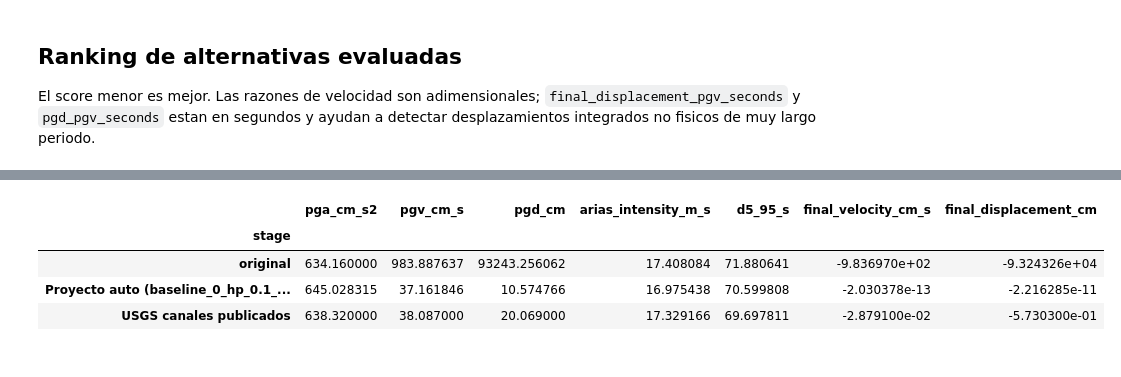
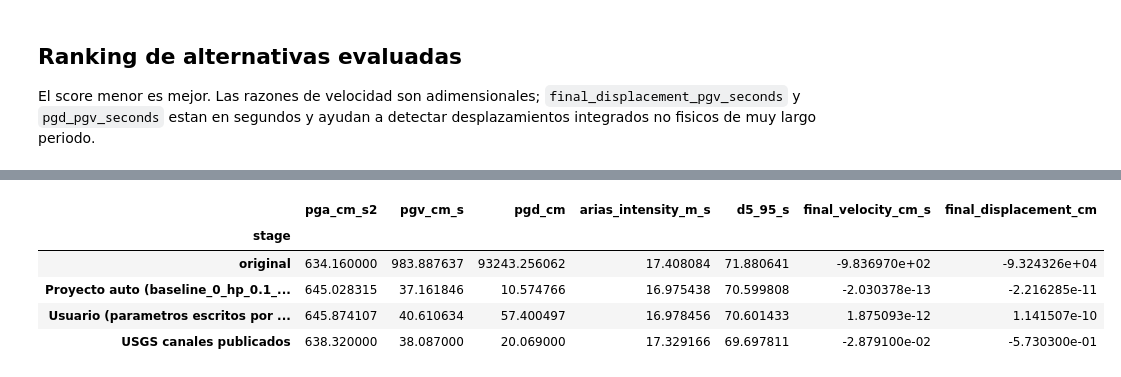
Before and after one commit to joelefrain/SignalProcessor, a Jupyter notebook: notebooks/01_correccion_senales.ipynb, the cells around one changed output, grey strips where cells are left out. Drawn from its saved outputs; the diff is of its cells as text; code cells hidden in the pictures.

```diff
--- a/notebooks/01_correccion_senales.ipynb
+++ b/notebooks/01_correccion_senales.ipynb
@@ -75,7 +81,7 @@ FILTER_TYPES_RECOMMENDATION = 'butterworth'
 
 recommendation = recommend_correction_method(
     raw,
-    t_min=0.01,
+    t_min=0.05,
     t_max=3.0,
     snr_threshold=3.0,
     filter_types=FILTER_TYPES_RECOMMENDATION,
@@ -249,32 +430,41 @@ summary = pd.DataFrame([
         acceleration_units='cm/s^2',
         velocity_units='cm/s',
         displacement_units='cm',
         cav_units='cm/s',
         suffix_units=True,
     ) | {'stage': project_label},
     ground_motion_parameters_to_dict(
+        manual_result.metrics,
+        acceleration_units='cm/s^2',
+        velocity_units='cm/s',
+        displacement_units='cm',
+        cav_units='cm/s',
+        suffix_units=True,
+    ) | {'stage': manual_label},
+    ground_motion_parameters_to_dict(
         usgs_metrics,
         acceleration_units='cm/s^2',
         velocity_units='cm/s',
         displacement_units='cm',
         cav_units='cm/s',
         suffix_units=True,
     ) | {'stage': 'USGS canales publicados'},
 ]).set_index('stage')
 
 summary[[
     'pga_cm_s2',
     'pgv_cm_s',
     'pgd_cm',
     'arias_intensity_m_s',
     'd5_95_s',
     'final_velocity_cm_s',
     'final_displacement_cm',
 ]]
 # %% [output]
 |  | pga_cm_s2 | pgv_cm_s | pgd_cm | arias_intensity_m_s | d5_95_s | final_velocity_cm_s | final_displacement_cm |
 | stage |  |  |  |  |  |  |  |
 | original | 634.160000 | 983.887637 | 93243.256062 | 17.408084 | 71.880641 | -9.836970e+02 | -9.324326e+04 |
 | Proyecto auto (baseline_0_hp_0.1_... | 645.028315 | 37.161846 | 10.574766 | 16.975438 | 70.599808 | -2.030378e-13 | -2.216285e-11 |
+| Usuario (parametros escritos por ... | 645.874107 | 40.610634 | 57.400497 | 16.978456 | 70.601433 | 1.875093e-12 | 1.141507e-10 |
 | USGS canales publicados | 638.320000 | 38.087000 | 20.069000 | 17.329166 | 69.697811 | -2.879100e-02 | -5.730300e-01 |
 # %%
```
Also changed, not shown: parts of 12 cells of this notebook, 1 other file.
